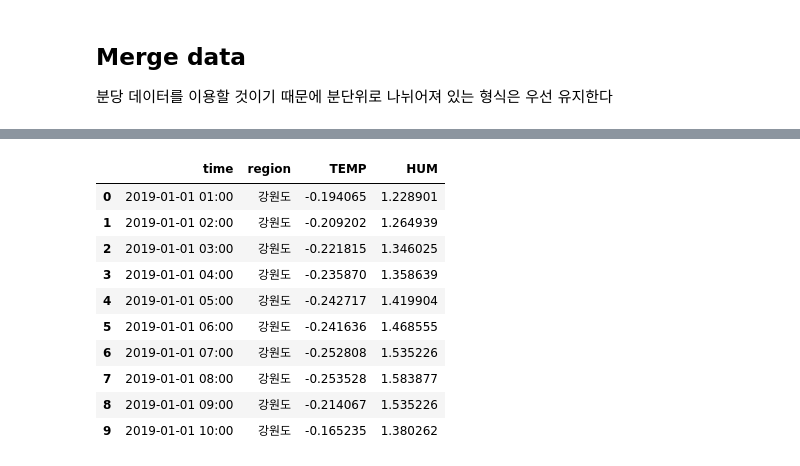
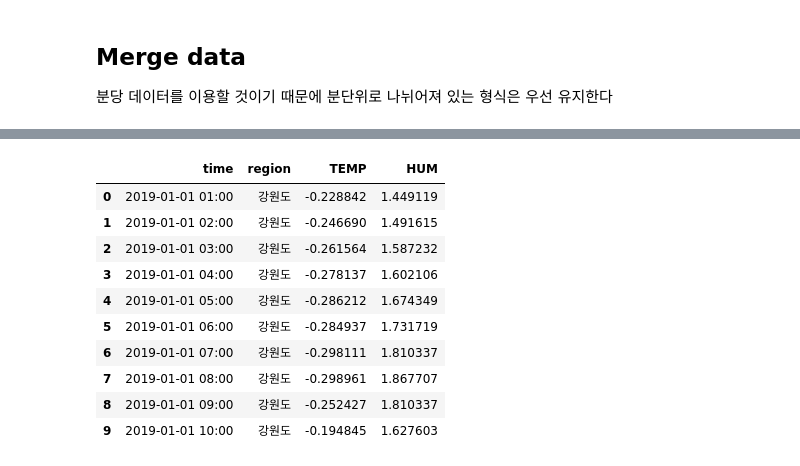
Before and after one commit to Yeeun-Lee/big_contest_2020, a Jupyter notebook: prep/weather.ipynb, the cells around one changed output, grey strips where cells are left out. Drawn from its saved outputs; the diff is of its cells as text; code cells hidden in the pictures.

```diff
--- a/prep/weather.ipynb
+++ b/prep/weather.ipynb
@@ -193,0 +255,4 @@ population.head()
+# %%
+def devide(x):
+    return x/pop['전국']
+pop1 = pop.apply(lambda x: devide(x))
@@ -194,5 +287,5 @@ population.head()
 # %%
-pop1 = population.copy()
-pop1['p'] = population['mul']/sum(population['mul'])
-display(pop1)
-print("sum of proportions : ", sum(pop1['p']))
+# result = pop1.copy()
+# ['p'] = population['mul']/sum(population['mul'])
+# display(pop1)
+# print("sum of proportions : ", sum(pop1['p']))
@@ -218,0 +295,4 @@ sum of proportions :  1.0
+# %%
+pop1 = pop1.unstack().reset_index()
+pop1.columns = ['region', 'month', 'p']
+pop1.head()
@@ -221,5 +308,8 @@ sum of proportions :  1.0
 분당 데이터를 이용할 것이기 때문에 분단위로 나뉘어져 있는 형식은 우선 유지한다
 # %%
 mg = w1.groupby(['time', 'region']).mean().reset_index(drop = False)
+mg['month'] = mg['time'].apply(lambda x: datetime.strptime(x,
+                                                          "%Y-%m-%d %H:%M").strftime("%Y-%m"))
+
 mg.head()
 # %% [output]
@@ -234,21 +338,21 @@ p_info = pop1[['region', 'p']] # 지역명과 가중치만 가져온다
 # %%
-df = pd.merge(mg, p_info, on = 'region')
+df = pd.merge(mg, pop1, on = ['month', 'region'])
 df['TEMP'] = df['temp']*df['p']
 df['HUM'] = df['hum']*df['p']
 df1 = df[['time', 'region', 'TEMP', 'HUM']]
 df1.head(10)
 # %% [output]
 |  | time | region | TEMP | HUM |
-| 0 | 2019-01-01 01:00 | 강원도 | -0.194065 | 1.228901 |
-| 1 | 2019-01-01 02:00 | 강원도 | -0.209202 | 1.264939 |
-| 2 | 2019-01-01 03:00 | 강원도 | -0.221815 | 1.346025 |
-| 3 | 2019-01-01 04:00 | 강원도 | -0.235870 | 1.358639 |
-| 4 | 2019-01-01 05:00 | 강원도 | -0.242717 | 1.419904 |
-| 5 | 2019-01-01 06:00 | 강원도 | -0.241636 | 1.468555 |
-| 6 | 2019-01-01 07:00 | 강원도 | -0.252808 | 1.535226 |
-| 7 | 2019-01-01 08:00 | 강원도 | -0.253528 | 1.583877 |
-| 8 | 2019-01-01 09:00 | 강원도 | -0.214067 | 1.535226 |
-| 9 | 2019-01-01 10:00 | 강원도 | -0.165235 | 1.380262 |
+| 0 | 2019-01-01 01:00 | 강원도 | -0.228842 | 1.449119 |
+| 1 | 2019-01-01 02:00 | 강원도 | -0.246690 | 1.491615 |
+| 2 | 2019-01-01 03:00 | 강원도 | -0.261564 | 1.587232 |
+| 3 | 2019-01-01 04:00 | 강원도 | -0.278137 | 1.602106 |
+| 4 | 2019-01-01 05:00 | 강원도 | -0.286212 | 1.674349 |
+| 5 | 2019-01-01 06:00 | 강원도 | -0.284937 | 1.731719 |
+| 6 | 2019-01-01 07:00 | 강원도 | -0.298111 | 1.810337 |
+| 7 | 2019-01-01 08:00 | 강원도 | -0.298961 | 1.867707 |
+| 8 | 2019-01-01 09:00 | 강원도 | -0.252427 | 1.810337 |
+| 9 | 2019-01-01 10:00 | 강원도 | -0.194845 | 1.627603 |
 # %%
 data = df1.groupby(['time']).sum().reset_index(drop=False)
 # %%
```
Also changed, not shown: parts of 26 cells of this notebook, 2 other files.
